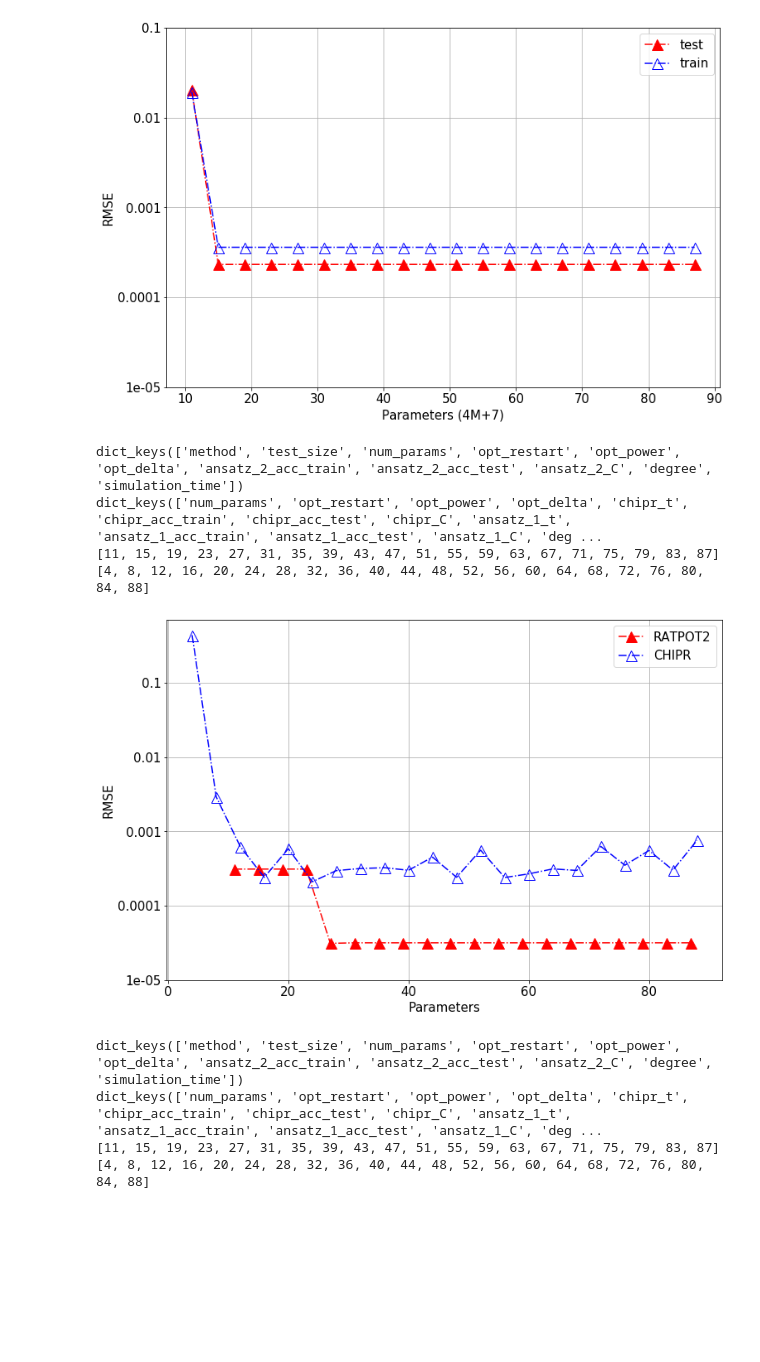
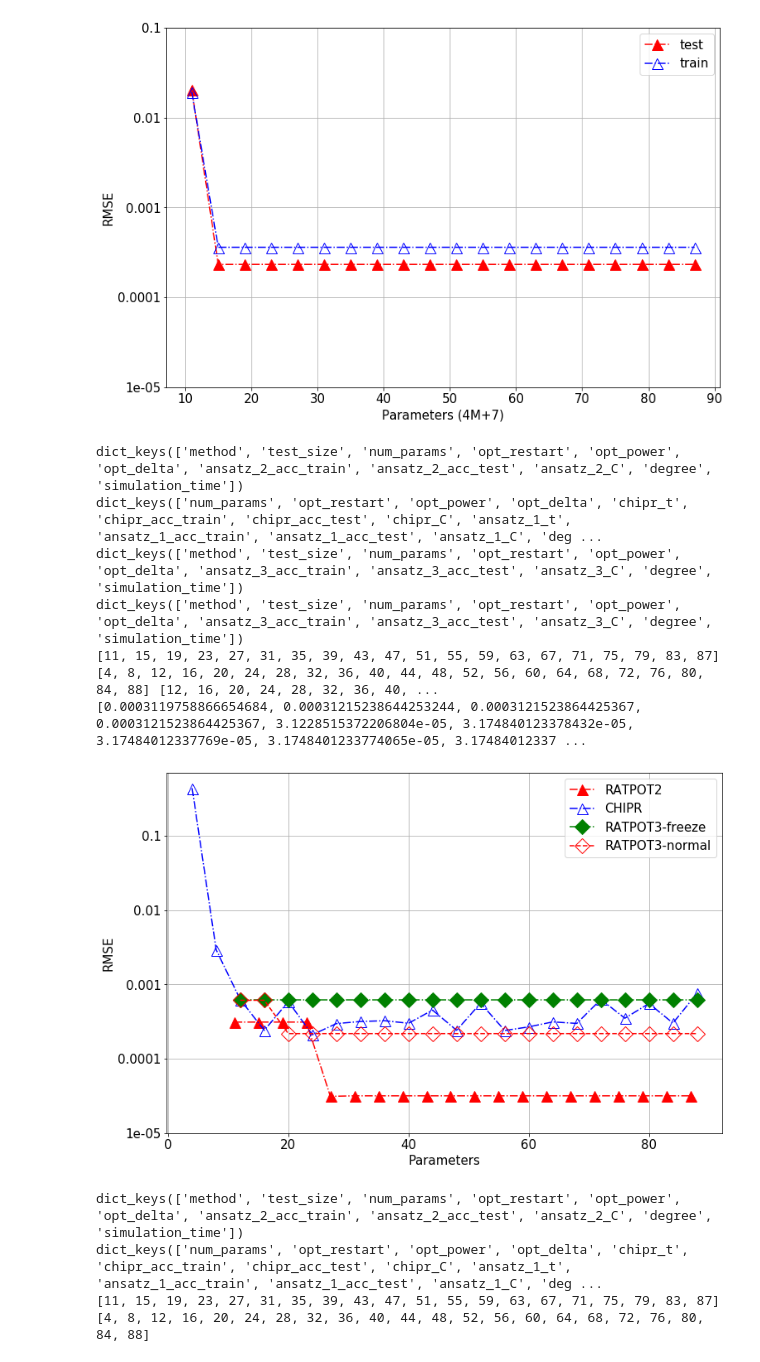
Before and after one commit to berylgithub/pes, a Jupyter notebook: PES_visu.ipynb, the cells around one changed output. Drawn from its saved outputs; the diff is of its cells as text; code cells hidden in the pictures; blank space fills up the shorter version.

Commit message:
added illustrations for ratpot3-x

```diff
--- a/PES_visu.ipynb
+++ b/PES_visu.ipynb
@@ -513,37 +604,60 @@ print(data.keys())
 
 #fname1 = "result/cross_val_performance_OH+_11112021.pkl"
 fname1 = "result/split_data_fit_OH+171121_121942.pkl"
 with open(fname1, 'rb') as handle:
     data1 = pickle.load(handle)
 print(data1.keys())
 
-print(data["num_params"], data1["num_params"])
+
+fname2 = "result/spec_split_data_fit_multirestart_ansatz_3_freeze_OH+_241121_173555.pkl"
+with open(fname2, 'rb') as handle:
+    data2 = pickle.load(handle)
+print(data2.keys())
+
+fname3 = "result/spec_split_data_fit_multirestart_ansatz_3_normal_OH+_241121_184742.pkl"
+with open(fname3, 'rb') as handle:
+    data3 = pickle.load(handle)
+print(data3.keys())
+
+print(data["num_params"], data1["num_params"], data2["num_params"], data3["num_params"])
+print(data["ansatz_2_acc_test"])
+
+
 ## plot of the table (finding which model is the best)
 plt.rcParams.update({'font.size': 15})
 #plt.subplots(figsize=(12, 8))
 fig, ax = plt.subplots(figsize=(12, 8))
 
 markersize = 13
 
 x = data["num_params"]
 y = data["ansatz_2_acc_test"]
 ax.plot(x, np.log10(y), '-.r^', markersize=markersize)
 x = data1["num_params"]
 y = data1["chipr_acc_test"]
 ax.plot(x, np.log10(y), '-.b^', markersize=markersize, fillstyle="none")
+x = data2["num_params"]
+y = data2["ansatz_3_acc_test"]
+ax.plot(x, np.log10(y), '-.gD', markersize=markersize)
+x = data3["num_params"]
+y = data3["ansatz_3_acc_test"]
+ax.plot(x, np.log10(y), '--rD', markersize=markersize, fillstyle="none")
 interval = [1e-1,1e-2, 1e-3, 1e-4, 1e-5]
 plt.yticks(np.log10(interval), interval)
 #plt.xticks(rotation=45, ha="right")
 
 plt.xlabel("Parameters"); plt.ylabel("RMSE")
-plt.legend(["RATPOT2", "CHIPR"])
+plt.legend(["RATPOT2", "CHIPR", "RATPOT3-freeze", "RATPOT3-normal"])
 ax.grid()
 plt.show()
 # %% [output]
 dict_keys(['method', 'test_size', 'num_params', 'opt_restart', 'opt_power', 'opt_delta', 'ansatz_2_acc_train', 'ansatz_2_acc_test', 'ansatz_2_C', 'degree', 'simulation_time'])
 dict_keys(['num_params', 'opt_restart', 'opt_power', 'opt_delta', 'chipr_t', 'chipr_acc_train', 'chipr_acc_test', 'chipr_C', 'ansatz_1_t', 'ansatz_1_acc_train', 'ansatz_1_acc_test', 'ansatz_1_C', 'deg ...
-[11, 15, 19, 23, 27, 31, 35, 39, 43, 47, 51, 55, 59, 63, 67, 71, 75, 79, 83, 87] [4, 8, 12, 16, 20, 24, 28, 32, 36, 40, 44, 48, 52, 56, 60, 64, 68, 72, 76, 80, 84, 88]
+dict_keys(['method', 'test_size', 'num_params', 'opt_restart', 'opt_power', 'opt_delta', 'ansatz_3_acc_train', 'ansatz_3_acc_test', 'ansatz_3_C', 'degree', 'simulation_time'])
+dict_keys(['method', 'test_size', 'num_params', 'opt_restart', 'opt_power', 'opt_delta', 'ansatz_3_acc_train', 'ansatz_3_acc_test', 'ansatz_3_C', 'degree', 'simulation_time'])
+[11, 15, 19, 23, 27, 31, 35, 39, 43, 47, 51, 55, 59, 63, 67, 71, 75, 79, 83, 87] [4, 8, 12, 16, 20, 24, 28, 32, 36, 40, 44, 48, 52, 56, 60, 64, 68, 72, 76, 80, 84, 88] [12, 16, 20, 24, 28, 32, 36, 40, ...
+[0.0003119758866654684, 0.00031215238644253244, 0.0003121523864425367, 0.0003121523864425367, 3.1228515372206804e-05, 3.174840123378432e-05, 3.17484012337769e-05, 3.1748401233774065e-05, 3.17484012337 ...
-[figure, old version]
+[figure, new version]
 # %%
 fname = "result/spec_split_data_fit_multirestart_OH+_161121_211534.pkl" #contains ansatz2 acc
 with open(fname, 'rb') as handle:
```
Also changed, not shown: parts of 14 cells of this notebook.
